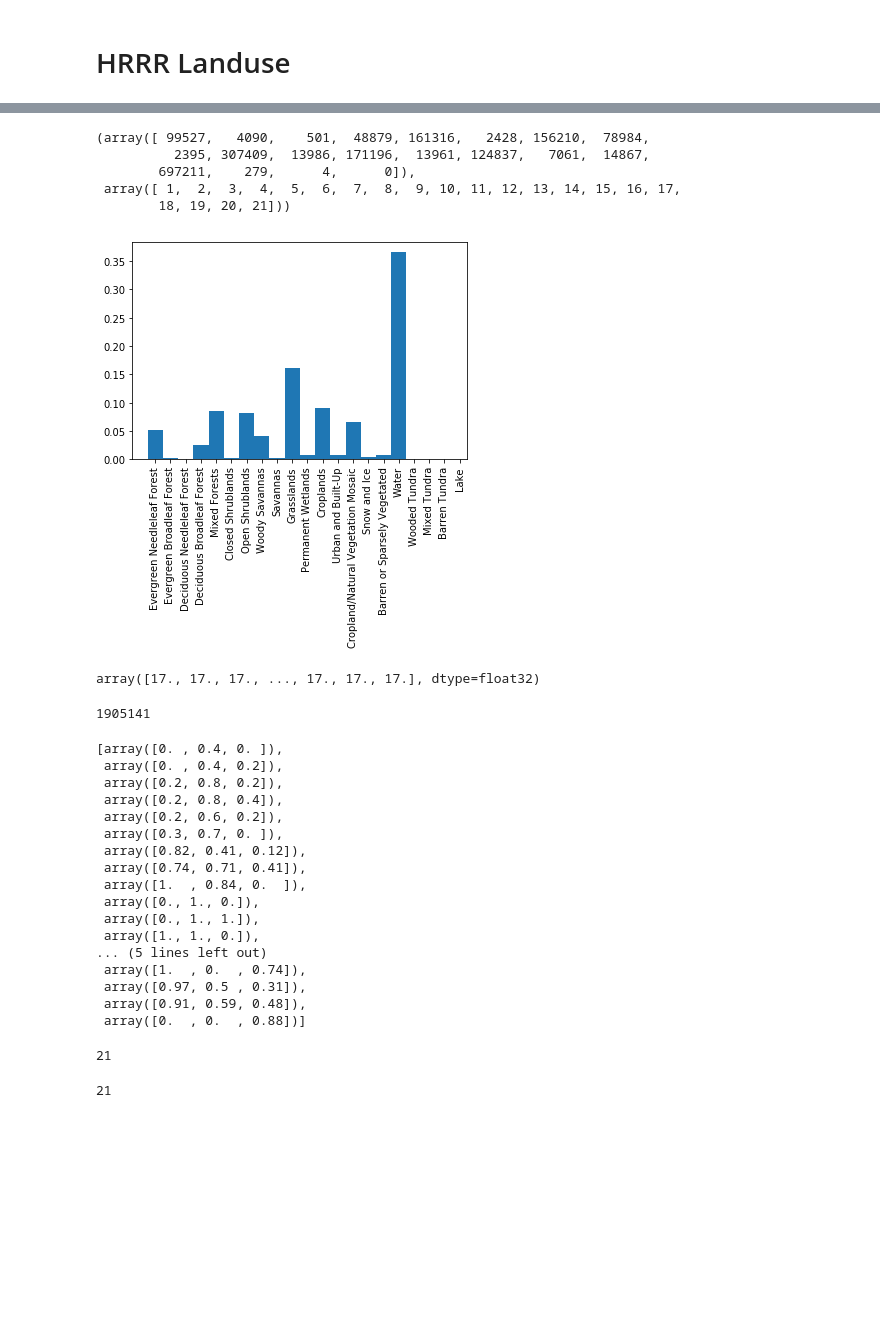
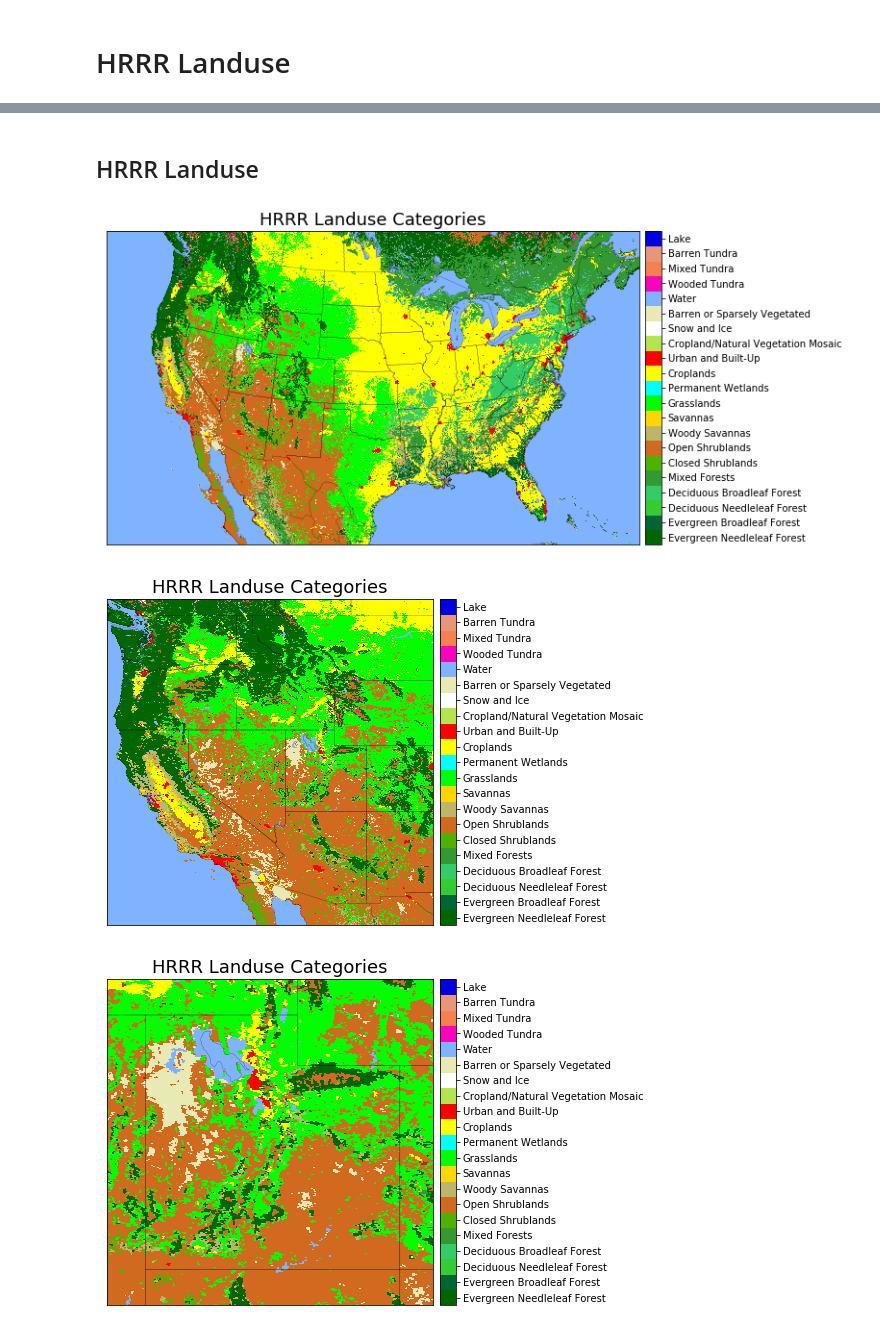
Before and after one commit to blaylockbk/pyBKB_v3, a Jupyter notebook: Robert_Zeil/FLAME_equation.ipynb, the cells around one changed output, grey strips where cells are left out. Saved outputs shown, nothing was run; the diff lists cells and outputs as text; code cells hidden in the pictures; blank space fills up the shorter version.

```diff
--- a/Robert_Zeil/FLAME_equation.ipynb
+++ b/Robert_Zeil/FLAME_equation.ipynb
@@ -115,21 +182,0 @@ for i, index in enumerate(landuse['index']):
-# %%
-np.histogram(H['value'], bins=landuse['index'])
-# %% [output]
-(array([ 99527,   4090,    501,  48879, 161316,   2428, 156210,  78984,
-          2395, 307409,  13986, 171196,  13961, 124837,   7061,  14867,
-        697211,    279,      4,      0]),
- array([ 1,  2,  3,  4,  5,  6,  7,  8,  9, 10, 11, 12, 13, 14, 15, 16, 17,
-        18, 19, 20, 21]))
-# %%
-plt.hist(H['value'].flatten(), bins=landuse['index'], normed=True)
-plt.xticks(np.array(landuse['index'])+.5, landuse['labels'],rotation=90);
-# %% [output]
-[figure, removed]
-# %%
-H['value'].flatten()
-# %% [output]
-array([17., 17., 17., ..., 17., 17., 17.], dtype=float32)
-# %%
-np.size(H['value'])
-# %% [output]
-1905141
@@ -138,28 +183,26 @@ colors = [i for i in landuse['cmap'].colors]
-# %%
-colors
-# %% [output]
-[array([0. , 0.4, 0. ]),
- array([0. , 0.4, 0.2]),
- array([0.2, 0.8, 0.2]),
- array([0.2, 0.8, 0.4]),
- array([0.2, 0.6, 0.2]),
- array([0.3, 0.7, 0. ]),
- array([0.82, 0.41, 0.12]),
- array([0.74, 0.71, 0.41]),
- array([1.  , 0.84, 0.  ]),
- array([0., 1., 0.]),
- array([0., 1., 1.]),
- array([1., 1., 0.]),
-... (5 lines left out)
- array([1.  , 0.  , 0.74]),
- array([0.97, 0.5 , 0.31]),
- array([0.91, 0.59, 0.48]),
- array([0.  , 0.  , 0.88])]
-# %%
-len(landuse['index'])
-# %% [output]
-21
-# %%
-len(colors)
-# %% [output]
-21
+# %% [markdown]
+## HRRR Landuse
+# %%
+def plot_HRRR_landuse(m, domain='CONUS'):
+    plt.figure(figsize=[12,6])
+    m.pcolormesh(H_lu['lon'], H_lu['lat'], H_lu['value'],
+              cmap=landuse['cmap'],
+              vmax=landuse['vmax'], vmin=landuse['vmin'],
+              latlon=True,)
+    m.drawcoastlines(linewidth=.2)
+    m.drawstates(linewidth=.2)
+    m.drawcountries(linewidth=.2)
+    cbar = plt.colorbar(pad=.01)
+    cbar.set_ticks(np.arange(0.5, len(landuse['labels']) + 1))
+    cbar.ax.set_yticklabels(landuse['labels'])
+
+    plt.title('HRRR Landuse Categories', fontsize=18)
+    plt.savefig(SAVEDIR+'HRRR_%s_landuse' % domain)
+
+plot_HRRR_landuse(m, 'CONUS')
+plot_HRRR_landuse(mW, 'WEST')
+plot_HRRR_landuse(mU, 'UTAH')
+# %% [output]
+[figure, added]
+[figure, added]
+[figure, added]
```
Also changed, not shown: parts of 23 cells of this notebook, 2 other files.
